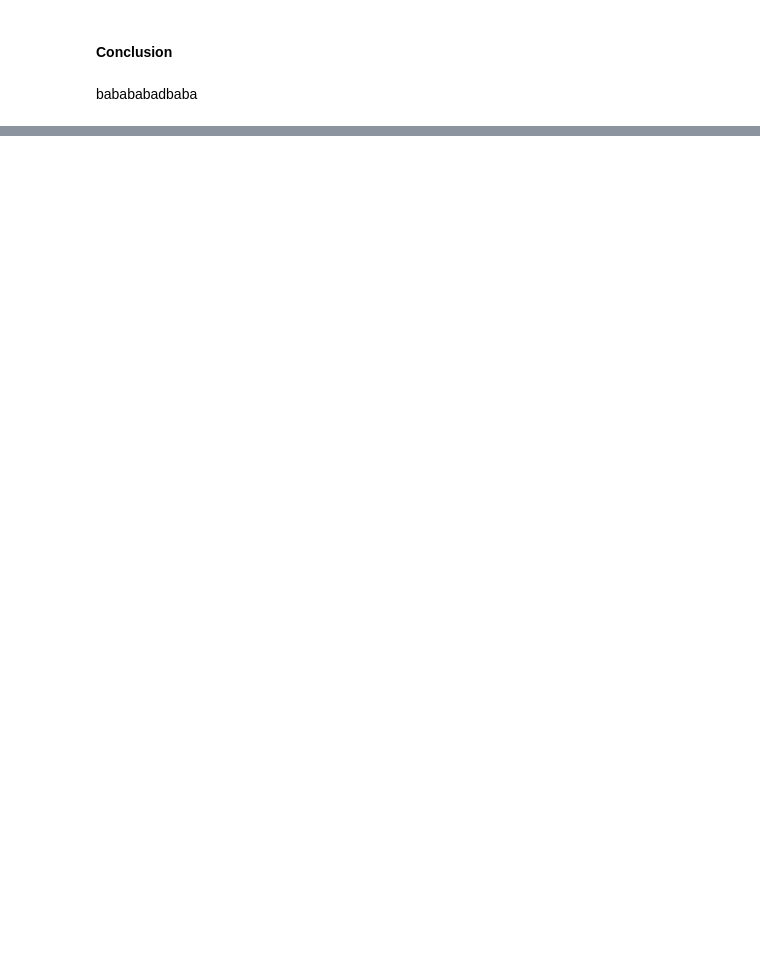
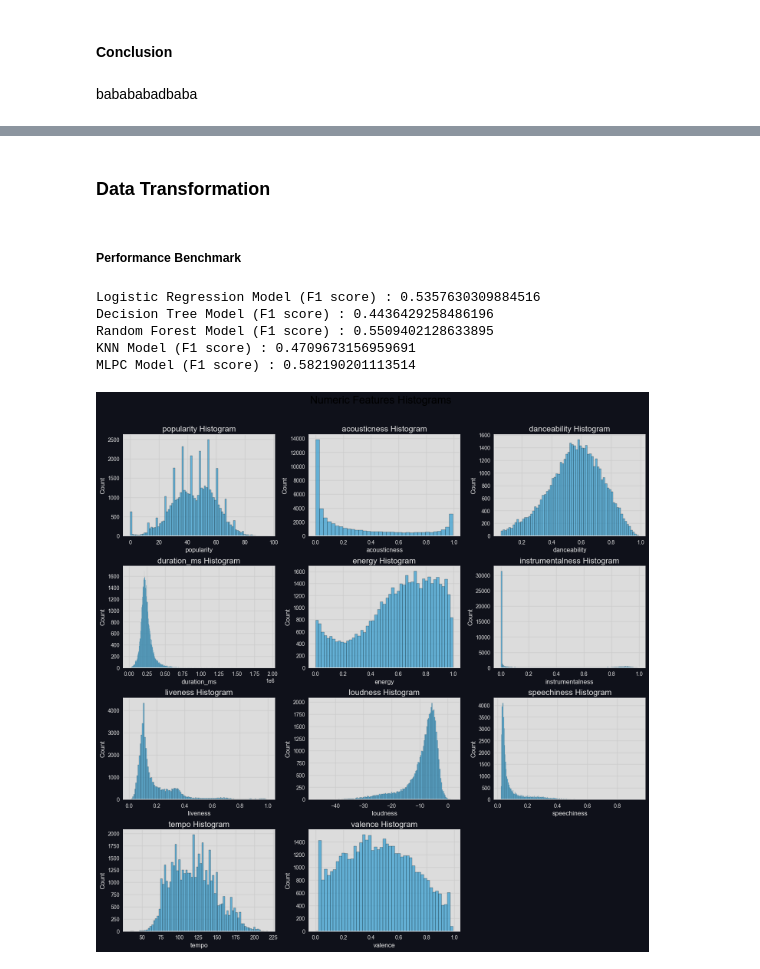
Before and after one commit to AthimetA/FRA503_HW_ML, a Jupyter notebook: Project/project.ipynb, the cells around one changed output, grey strips where cells are left out. Drawn from its saved outputs; the diff is of its cells as text; code cells hidden in the pictures; blank space fills up the shorter version.

```diff
--- a/Project/project.ipynb
+++ b/Project/project.ipynb
@@ -1351,0 +1362,30 @@ dfNormal_LOF.to_csv('Data/dfNormal_LOF.csv', index=False)
+# %% [markdown]
+### **Data Transformation**
+# %%
+df = pd.read_csv('Data/dfOutlier_res.csv')
+dfNum = df.select_dtypes(include=['float64'])
+dfCate = df.select_dtypes(include=['object'])
+# %% [markdown]
+##### **Performance Benchmark**
+# %%
+modelBM, resultBM, confmatrixBM, f1BM = modelTestProcess(df, getdummy=1)
+# %% [output]
+Logistic Regression Model (F1 score) : 0.5357630309884516
+Decision Tree Model (F1 score) : 0.4436429258486196
+Random Forest Model (F1 score) : 0.5509402128633895
+KNN Model (F1 score) : 0.4709673156959691
+MLPC Model (F1 score) : 0.582190201113514
+# %%
+NumHists, axes = plt.subplots(4, 3, figsize=(15, 15))
+NumHists.suptitle('Numeric Features Histograms', fontsize=20)
+NumHists.tight_layout(pad=3.0)
+for i, feature in enumerate(dfNum.columns):
+    ax = axes[i//3, i%3]
+    sns.histplot(dfNum[feature], ax=ax, color=snsPalette[0])
+    ax.set_title(f'{feature} Histogram', fontsize=15)
+    ax.set_xlabel(f'{feature}', fontsize=12)
+    ax.set_ylabel('Count', fontsize=12)
+    ax.set_facecolor(axBGColor)
+NumHists.delaxes(axes[3,2])
+# %% [output]
+[figure, added]
```
Also changed, not shown: parts of 42 cells of this notebook.
